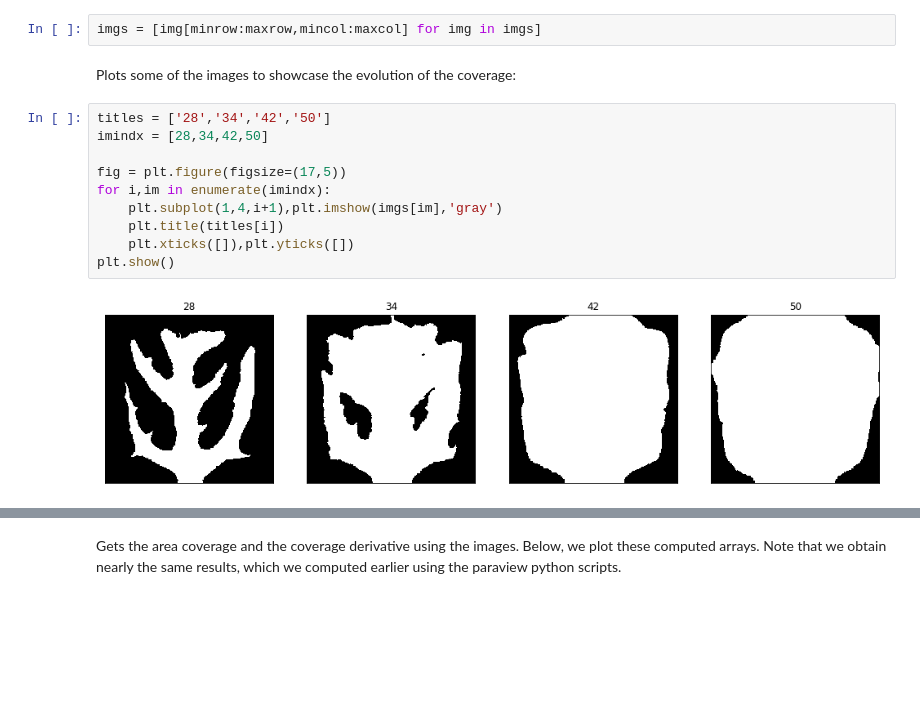
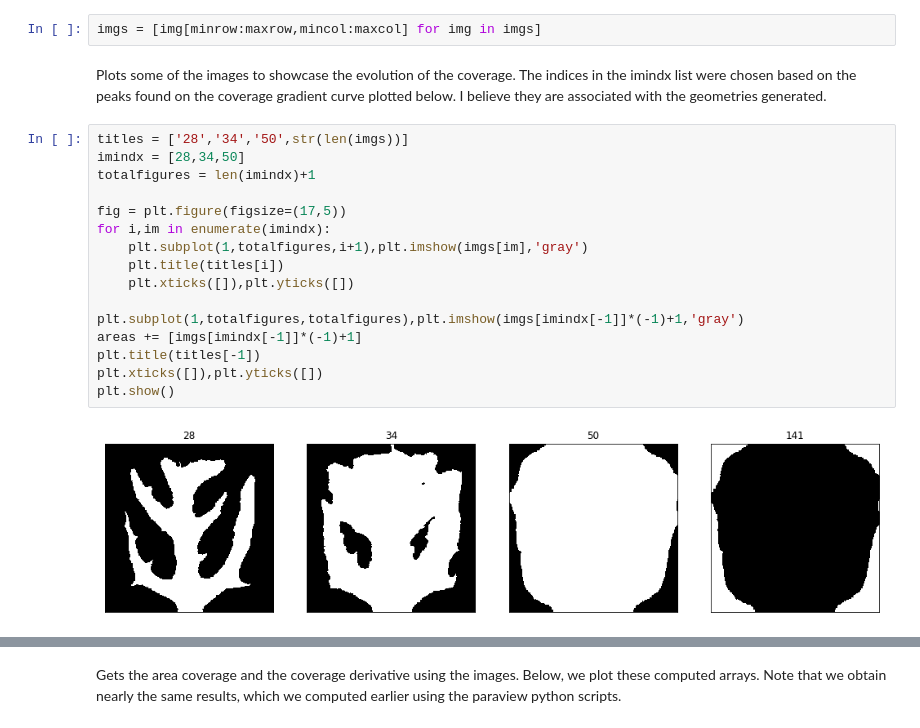
Before and after one commit to CaioMar/Venacao, a Jupyter notebook: Notebooks with analysis of simulation results/OpenCV analysis.ipynb, the cells around one changed output, grey strips where cells are left out. Drawn from its saved outputs; the diff is of its cells as text; blank space fills up the shorter version.

```diff
--- a/Notebooks with analysis of simulation results/OpenCV analysis.ipynb
+++ b/Notebooks with analysis of simulation results/OpenCV analysis.ipynb
@@ -31,16 +32,22 @@ Slices all images so we retrieve the desired region in all images:
 # %%
 imgs = [img[minrow:maxrow,mincol:maxcol] for img in imgs]
 # %% [markdown]
-Plots some of the images to showcase the evolution of the coverage:
+Plots some of the images to showcase the evolution of the coverage. The indices in the imindx list were chosen based on the peaks found on the coverage gradient curve plotted below. I believe they are associated with the geometries generated.
 # %%
-titles = ['28','34','42','50']
-imindx = [28,34,42,50]
+titles = ['28','34','50',str(len(imgs))]
+imindx = [28,34,50]
+totalfigures = len(imindx)+1
 
 fig = plt.figure(figsize=(17,5))
 for i,im in enumerate(imindx):
-    plt.subplot(1,4,i+1),plt.imshow(imgs[im],'gray')
+    plt.subplot(1,totalfigures,i+1),plt.imshow(imgs[im],'gray')
     plt.title(titles[i])
     plt.xticks([]),plt.yticks([])
+
+plt.subplot(1,totalfigures,totalfigures),plt.imshow(imgs[imindx[-1]]*(-1)+1,'gray')
+areas += [imgs[imindx[-1]]*(-1)+1]
+plt.title(titles[-1])
+plt.xticks([]),plt.yticks([])
 plt.show()
 # %% [output]
-[figure, old version]
+[figure, new version]
```
Also changed, not shown: parts of 8 cells of this notebook, 1 other file.
